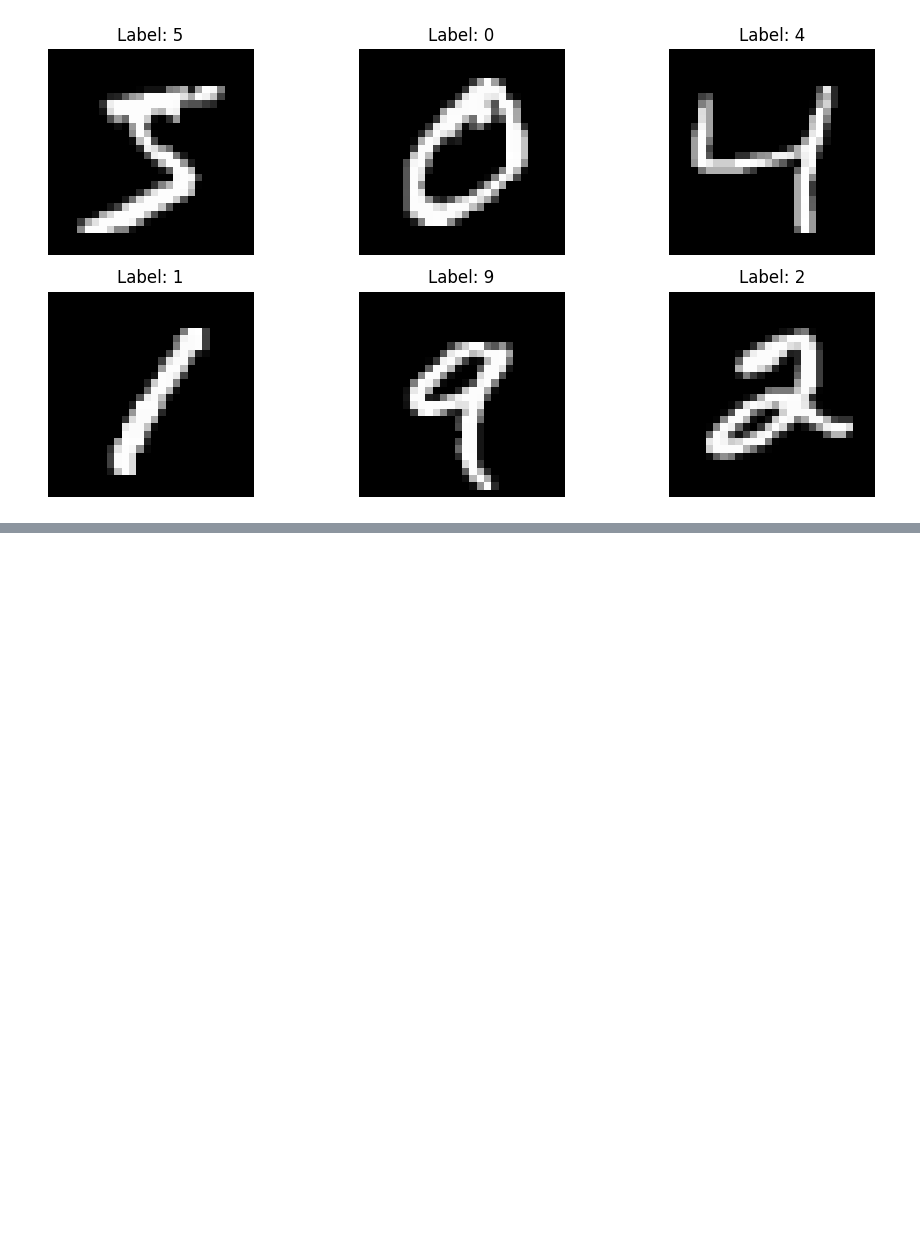
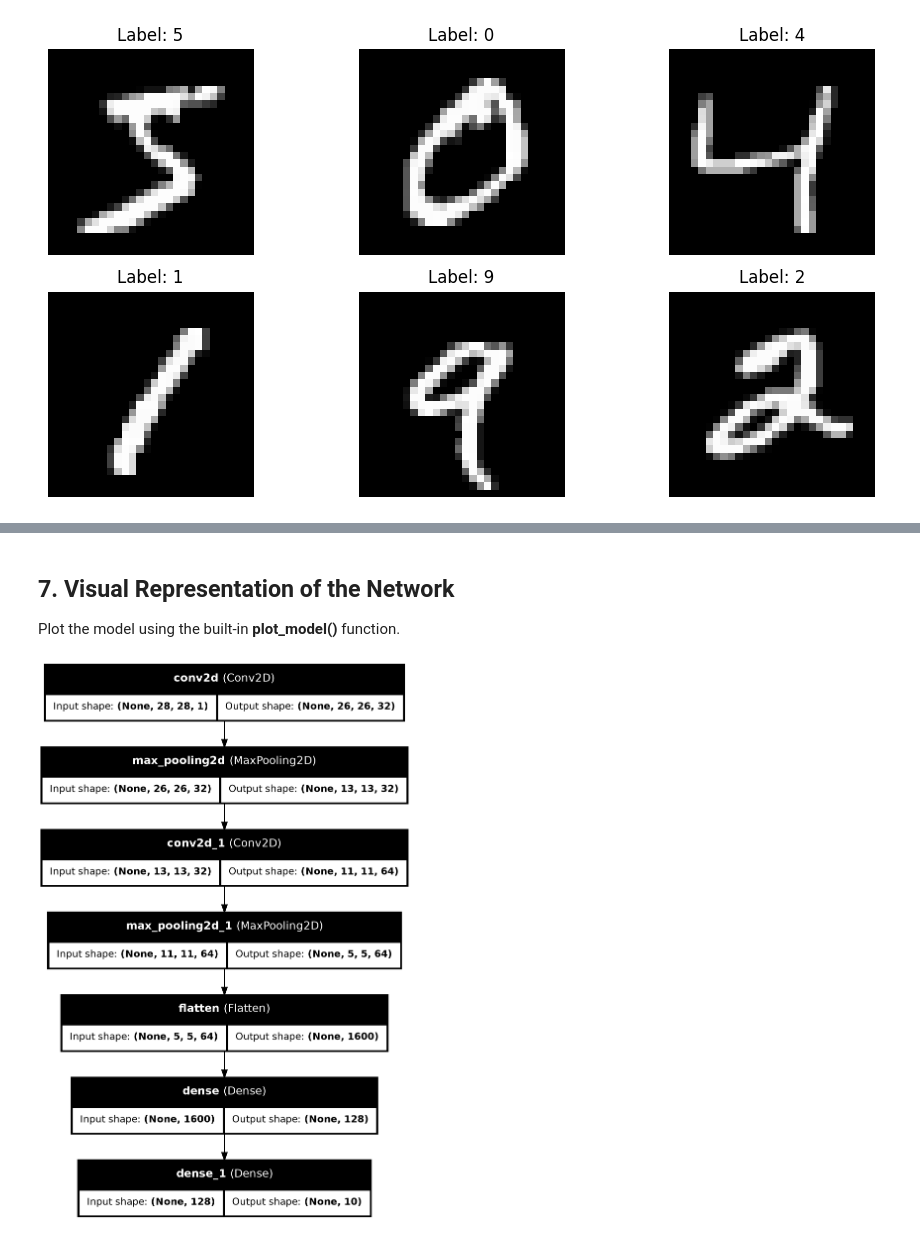
Before and after one commit to KartikAg13/digit_recognition, a Jupyter notebook: main.ipynb, the cells around one changed output, grey strips where cells are left out. Drawn from its saved outputs; the diff is of its cells as text; code cells hidden in the pictures; blank space fills up the shorter version.

```diff
--- a/main.ipynb
+++ b/main.ipynb
@@ -40,0 +91,14 @@ y_test = to_categorical(y_test, num_classes=10)
+# %%
+model = models.Sequential([
+    layers.Input(shape=(28, 28, 1)),
+
+    layers.Conv2D(32, (3, 3), activation='relu'),
+    layers.MaxPooling2D((2, 2)),
+
+    layers.Conv2D(64, (3, 3), activation='relu'),
+    layers.MaxPooling2D((2, 2)),
+
+    layers.Flatten(),
+    layers.Dense(128, activation='relu'),
+    layers.Dense(10, activation='softmax')
+])
@@ -40,0 +116,12 @@ y_test = to_categorical(y_test, num_classes=10)
+# %%
+model.compile(optimizer='adam',
+             loss='sparse_categorical_crossentropy',
+             metrics=['accuracy'])
+# %% [markdown]
+## 7. Visual Representation of the Network
+
+Plot the model using the built-in **plot_model()** function.
+# %%
+plot_model(model, to_file='model.png', show_shapes=True, show_layer_names=True)
+# %% [output]
+[figure, added]
```
Also changed, not shown: parts of 21 cells of this notebook, 3 other files.
